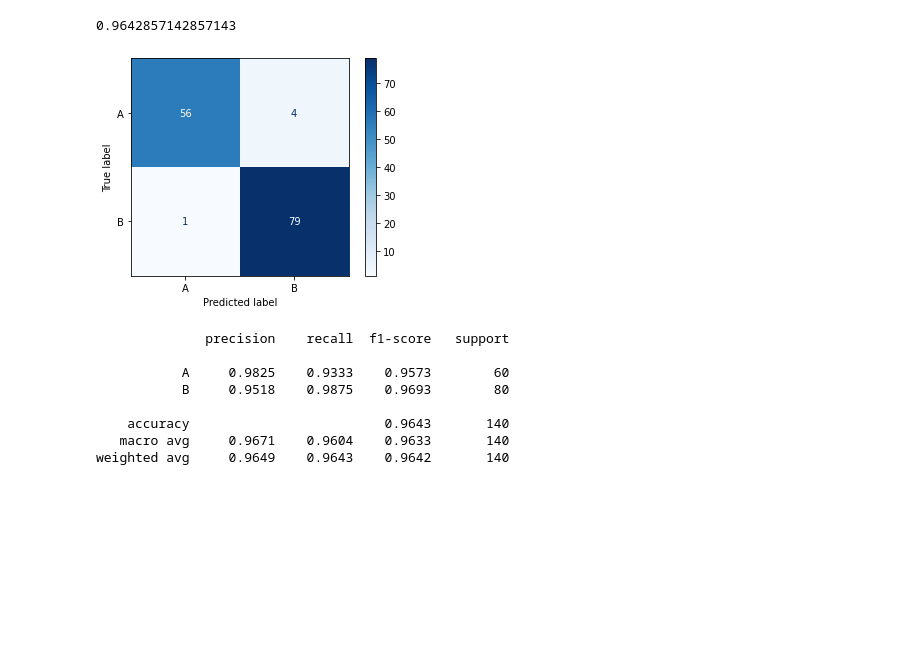
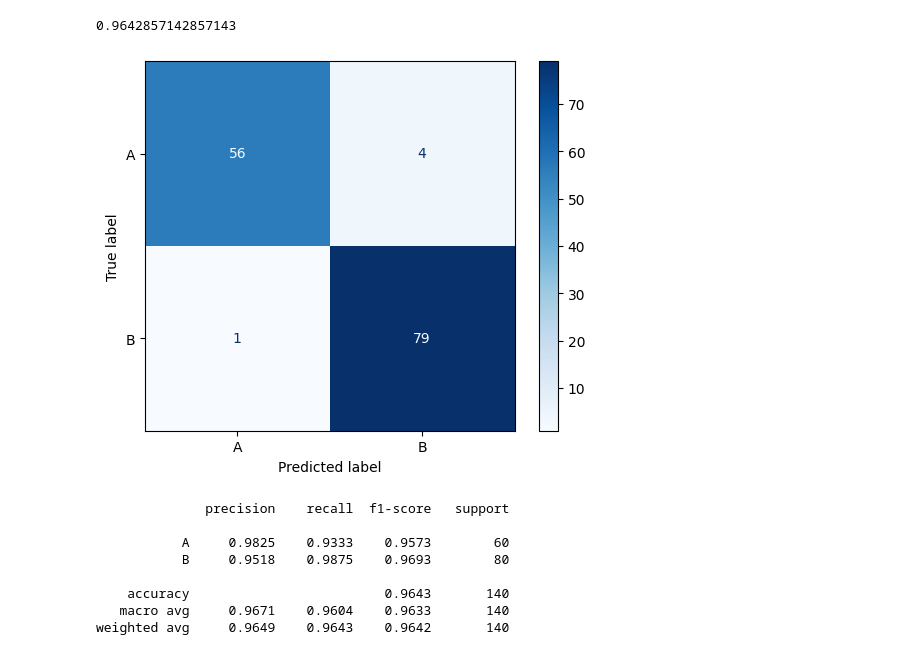
Before and after one commit to mhornstein/Tabular-Data-Science-Final-Project, a Jupyter notebook: MAGIC-notebooks/Syntetic Hidden Stratification.ipynb, the cells around one changed output. Saved outputs shown, nothing was run; the diff lists cells and outputs as text; code cells hidden in the pictures; blank space fills up the shorter version.

```diff
--- a/MAGIC-notebooks/Syntetic Hidden Stratification.ipynb
+++ b/MAGIC-notebooks/Syntetic Hidden Stratification.ipynb
@@ -124,9 +124,9 @@ svm.score(X_test, y_test)
 # %% [output]
 0.9642857142857143
 # %%
-plot_confusion_matrix(svm, X_test, y_test,values_format="d",cmap='Blues');
+ConfusionMatrixDisplay.from_estimator(svm, X_test, y_test,values_format="d",cmap='Blues');
 # %% [output]
-[figure, old version]
+[figure, new version]
 # %%
 pred1=svm.predict(X_test)
 print(classification_report(y_test,pred1,digits=4))
```
Also changed, not shown: parts of 12 cells of this notebook.
